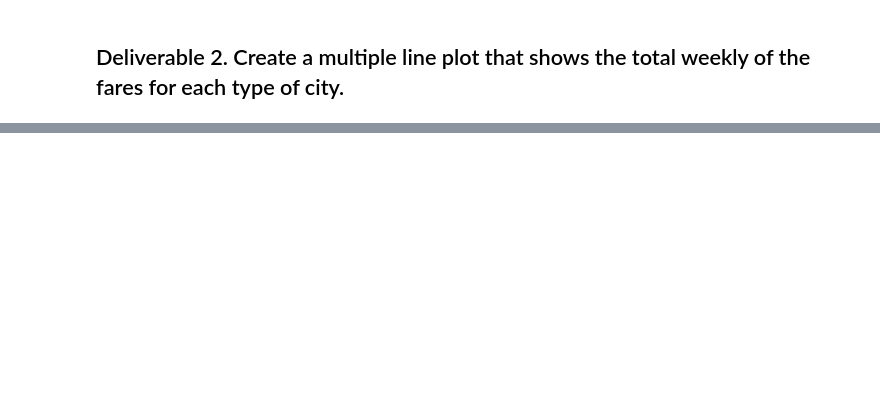
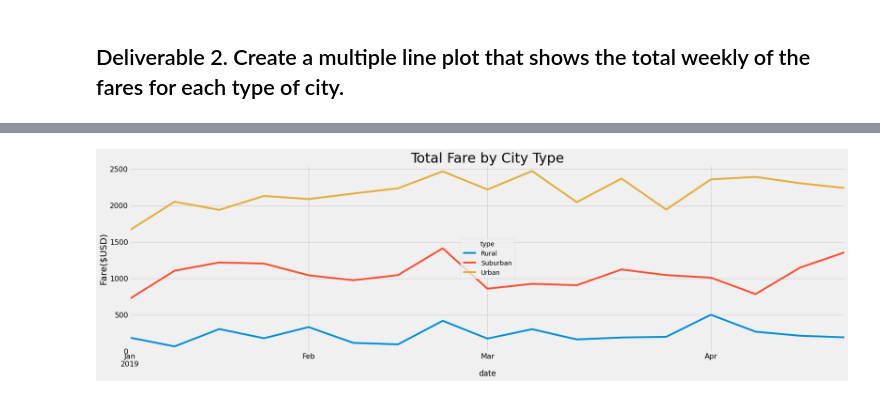
Before and after one commit to smpimentel/PyBer_Analysis, a Jupyter notebook: PyBer_Challenge.ipynb, the cells around one changed output, grey strips where cells are left out. Cells and saved outputs as stored; diff of their text form; code cells hidden in the pictures; blank space fills up the shorter version.

```diff
--- a/PyBer_Challenge.ipynb
+++ b/PyBer_Challenge.ipynb
@@ -115,3 +177,5 @@ pyber_summary_df.index.name = None
 # %%
 # 4. Create a pivot table with the 'date' as the index, the columns ='type', and values='fare'
 # to get the total fares for each type of city by the date.
+pyber_pivot_df = pyber_pivot_df.pivot(index='date', columns='type', values='fare')
+pyber_pivot_df.head(10)
@@ -118,2 +195,4 @@ pyber_summary_df.index.name = None
 # %%
 # 5. Create a new DataFrame from the pivot table DataFrame using loc on the given dates, '2019-01-01':'2019-04-29'.
+pyber_pivot_df = pyber_pivot_df.loc['2019-01-01':'2019-04-29']
+pyber_pivot_df
@@ -120,5 +214,6 @@ pyber_summary_df.index.name = None
 # %%
 # 6. Set the "date" index to datetime datatype. This is necessary to use the resample() method in Step 8.
 # df.index = pd.to_datetime(df.index)
+pyber_pivot_df.index = pd.to_datetime(pyber_pivot_df.index)
 # %%
 # 7. Check that the datatype for the index is datetime using df.info()
@@ -125,2 +232,4 @@ pyber_summary_df.index.name = None
 # %%
 # 8. Create a new DataFrame using the "resample()" function by week 'W' and get the sum of the fares for each week.
+pyber_sum_fares_week = pyber_pivot_df.resample("W").sum()
+pyber_sum_fares_week
@@ -127,7 +256,22 @@ pyber_summary_df.index.name = None
 # %%
 # 8. Using the object-oriented interface method, plot the resample DataFrame using the df.plot() function.
+import matplotlib.pyplot as plt
+import pandas as pd
+import time
+import matplotlib.dates as mdates
+
+pyber_sum_fares_week.plot(figsize=(25, 7), kind='line')
+plt.ylabel('Fare($USD)', fontsize='20')
+plt.ylim(0, 2550)
+plt.yticks(fontsize='16')
+plt.xticks(fontsize='16')
+plt.title('Total Fare by City Type', fontsize='30')
 
 # Import the style from Matplotlib.
 from matplotlib import style
 # Use the graph style fivethirtyeight.
 style.use('fivethirtyeight')
+
+plt.savefig("Analysis/Fig8.png")
+# %% [output]
+[figure, added]
```
Also changed, not shown: parts of 15 cells of this notebook, 1 other file.
